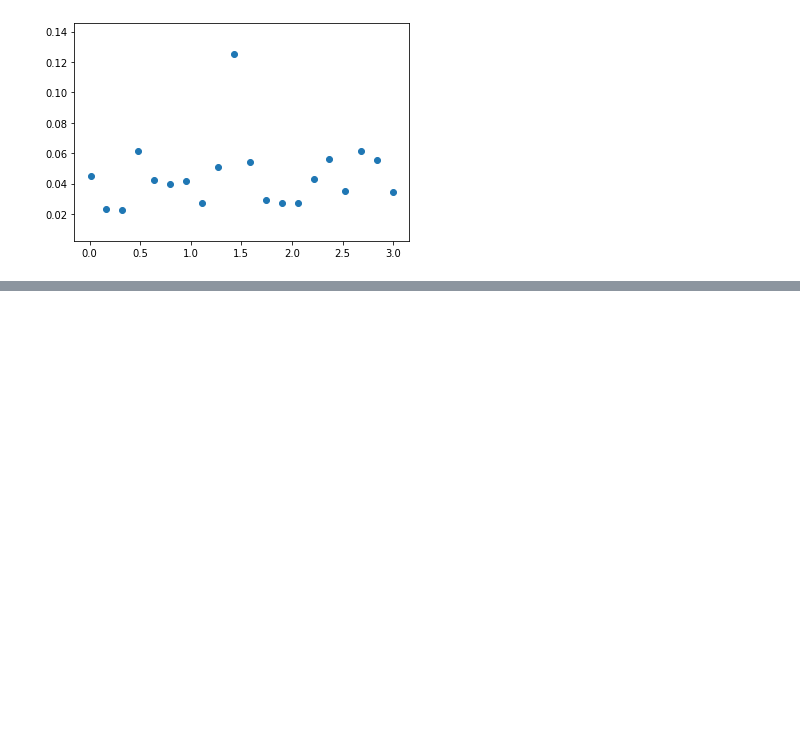
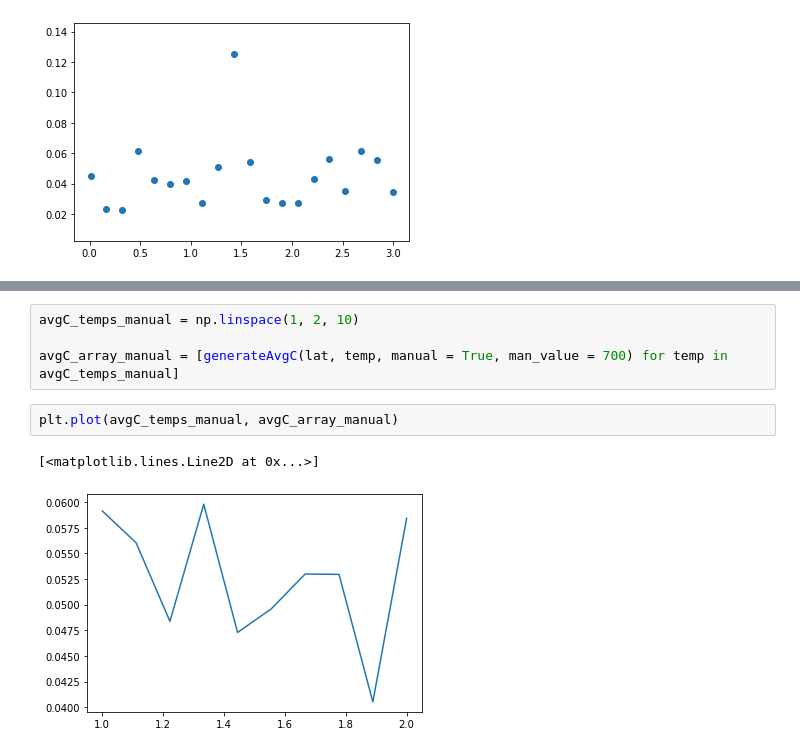
Before and after one commit to rfrydman/IsingModel, a Jupyter notebook: HW 3.ipynb, the cells around one changed output, grey strips where cells are left out. Cells and saved outputs as stored; diff of their text form; blank space fills up the shorter version.

```diff
--- a/HW 3.ipynb
+++ b/HW 3.ipynb
@@ -854,0 +856,9 @@ plt.scatter(avgC_temps, avgC_array)
+# %%
+avgC_temps_manual = np.linspace(1, 2, 10)
+
+avgC_array_manual = [generateAvgC(lat, temp, manual = True, man_value = 700) for temp in avgC_temps_manual]
+# %%
+plt.plot(avgC_temps_manual, avgC_array_manual)
+# %% [output]
+[<matplotlib.lines.Line2D at 0x...>]
+[figure, added]
```
Also changed, not shown: parts of 5 cells of this notebook.
